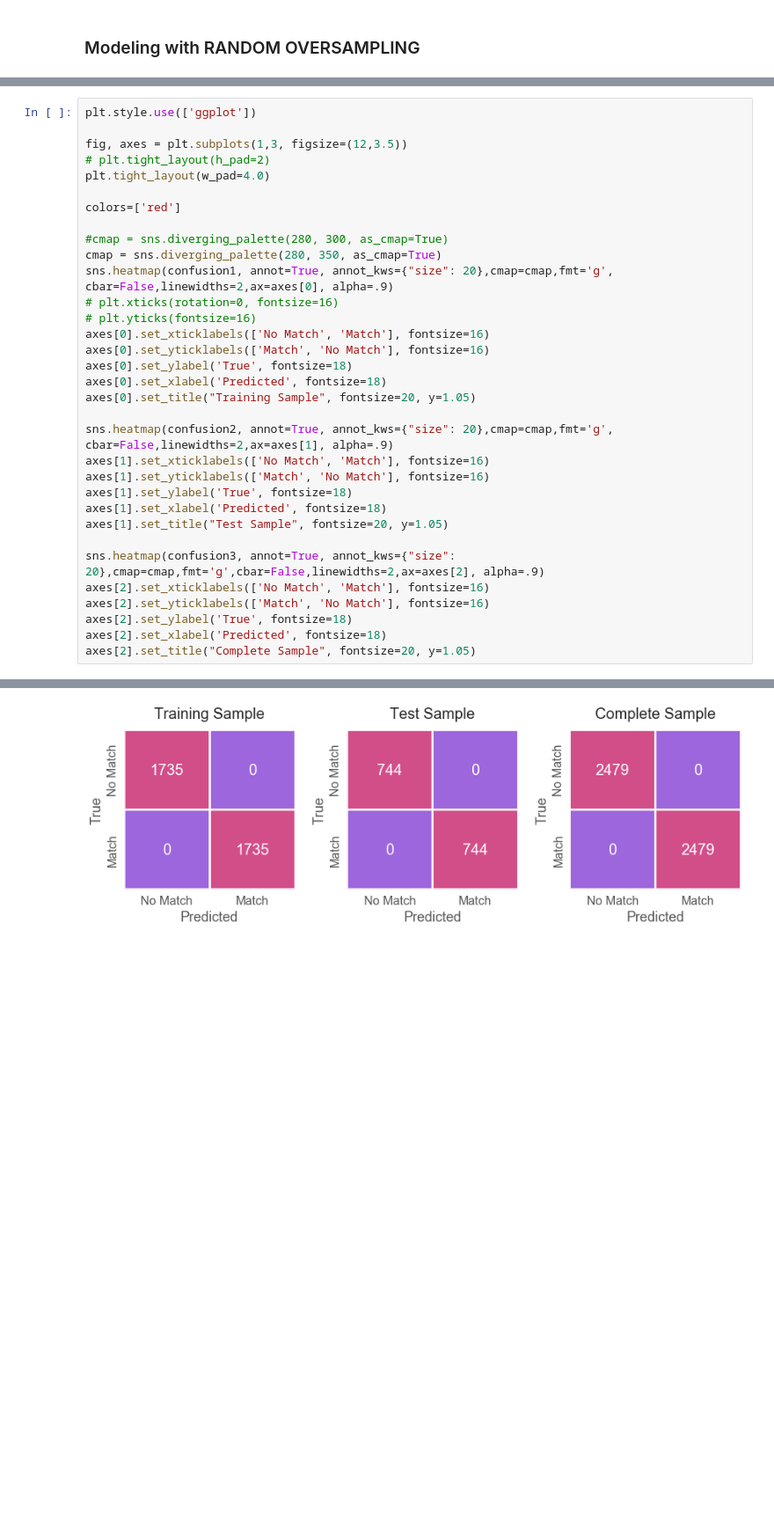
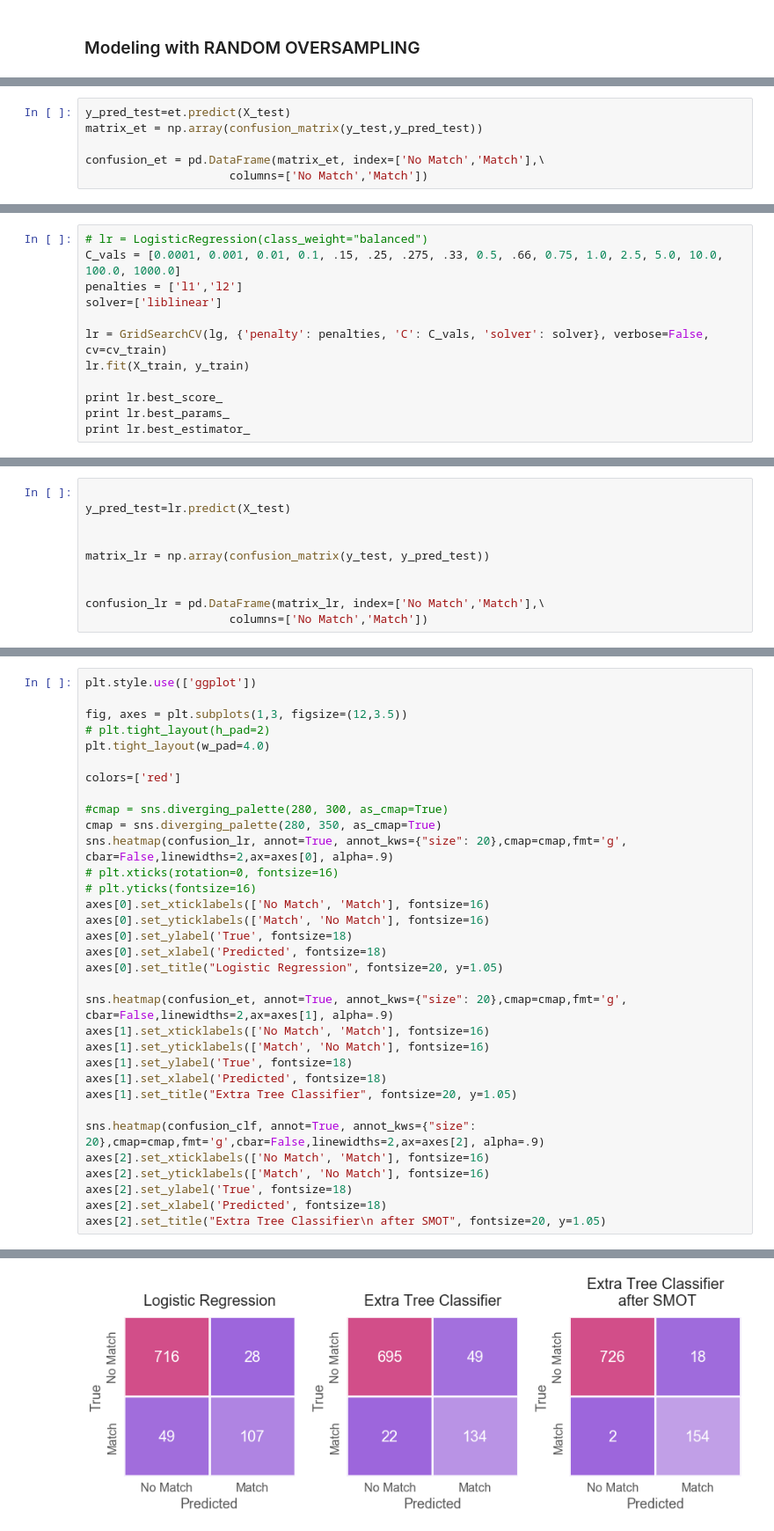
Before and after one commit to dmarinav/My-Projects, a Jupyter notebook: SPEED DATING/FEMALE MODEL_PART4a.ipynb, the cells around one changed output, grey strips where cells are left out. Shown: that part at 88% size. Saved outputs shown, nothing was run; the diff lists cells and outputs as text; blank space fills up the shorter version.

```diff
--- a/SPEED DATING/FEMALE MODEL_PART4a.ipynb
+++ b/SPEED DATING/FEMALE MODEL_PART4a.ipynb
@@ -775 +740,7 @@ avg / total       1.00      1.00      1.00      3470
+# %%
+y_pred_test=et.predict(X_test)
+matrix_et = np.array(confusion_matrix(y_test,y_pred_test))
+
+confusion_et = pd.DataFrame(matrix_et, index=['No Match','Match'],\
+                     columns=['No Match','Match'])
 # %%
@@ -796,0 +761,12 @@ avg / total       1.00      1.00      1.00      4958
+# %%
+# lr = LogisticRegression(class_weight="balanced")
+C_vals = [0.0001, 0.001, 0.01, 0.1, .15, .25, .275, .33, 0.5, .66, 0.75, 1.0, 2.5, 5.0, 10.0, 100.0, 1000.0]
+penalties = ['l1','l2']
+solver=['liblinear']
+
+lr = GridSearchCV(lg, {'penalty': penalties, 'C': C_vals, 'solver': solver}, verbose=False, cv=cv_train)
+lr.fit(X_train, y_train)
+
+print lr.best_score_
+print lr.best_params_
+print lr.best_estimator_
@@ -796,0 +785,10 @@ avg / total       1.00      1.00      1.00      4958
+# %%
+
+y_pred_test=lr.predict(X_test)
+
+
+matrix_lr = np.array(confusion_matrix(y_test, y_pred_test))
+
+
+confusion_lr = pd.DataFrame(matrix_lr, index=['No Match','Match'],\
+                     columns=['No Match','Match'])
@@ -797,39 +810,39 @@ avg / total       1.00      1.00      1.00      4958
 # %%
 plt.style.use(['ggplot'])
 
 fig, axes = plt.subplots(1,3, figsize=(12,3.5))
 # plt.tight_layout(h_pad=2)
 plt.tight_layout(w_pad=4.0)
 
 colors=['red']
 
 #cmap = sns.diverging_palette(280, 300, as_cmap=True)
 cmap = sns.diverging_palette(280, 350, as_cmap=True)
-sns.heatmap(confusion1, annot=True, annot_kws={"size": 20},cmap=cmap,fmt='g', cbar=False,linewidths=2,ax=axes[0], alpha=.9)
+sns.heatmap(confusion_lr, annot=True, annot_kws={"size": 20},cmap=cmap,fmt='g', cbar=False,linewidths=2,ax=axes[0], alpha=.9)
 # plt.xticks(rotation=0, fontsize=16)
 # plt.yticks(fontsize=16)
 axes[0].set_xticklabels(['No Match', 'Match'], fontsize=16)
 axes[0].set_yticklabels(['Match', 'No Match'], fontsize=16)
 axes[0].set_ylabel('True', fontsize=18)
 axes[0].set_xlabel('Predicted', fontsize=18)
-axes[0].set_title("Training Sample", fontsize=20, y=1.05)
+axes[0].set_title("Logistic Regression", fontsize=20, y=1.05)
 
-sns.heatmap(confusion2, annot=True, annot_kws={"size": 20},cmap=cmap,fmt='g', cbar=False,linewidths=2,ax=axes[1], alpha=.9)
+sns.heatmap(confusion_et, annot=True, annot_kws={"size": 20},cmap=cmap,fmt='g', cbar=False,linewidths=2,ax=axes[1], alpha=.9)
 axes[1].set_xticklabels(['No Match', 'Match'], fontsize=16)
 axes[1].set_yticklabels(['Match', 'No Match'], fontsize=16)
 axes[1].set_ylabel('True', fontsize=18)
 axes[1].set_xlabel('Predicted', fontsize=18)
-axes[1].set_title("Test Sample", fontsize=20, y=1.05)
+axes[1].set_title("Extra Tree Classifier", fontsize=20, y=1.05)
 
-sns.heatmap(confusion3, annot=True, annot_kws={"size": 20},cmap=cmap,fmt='g',cbar=False,linewidths=2,ax=axes[2], alpha=.9)
+sns.heatmap(confusion_clf, annot=True, annot_kws={"size": 20},cmap=cmap,fmt='g',cbar=False,linewidths=2,ax=axes[2], alpha=.9)
 axes[2].set_xticklabels(['No Match', 'Match'], fontsize=16)
 axes[2].set_yticklabels(['Match', 'No Match'], fontsize=16)
 axes[2].set_ylabel('True', fontsize=18)
 axes[2].set_xlabel('Predicted', fontsize=18)
-axes[2].set_title("Complete Sample", fontsize=20, y=1.05)
+axes[2].set_title("Extra Tree Classifier\n after SMOT", fontsize=20, y=1.05)
 # %% [output]
 <matplotlib.text.Text at 0x...>
-[figure, old version]
+[figure, new version]
 # %%
 
 
```
Also changed, not shown: parts of 31 cells of this notebook, 3 other files.
